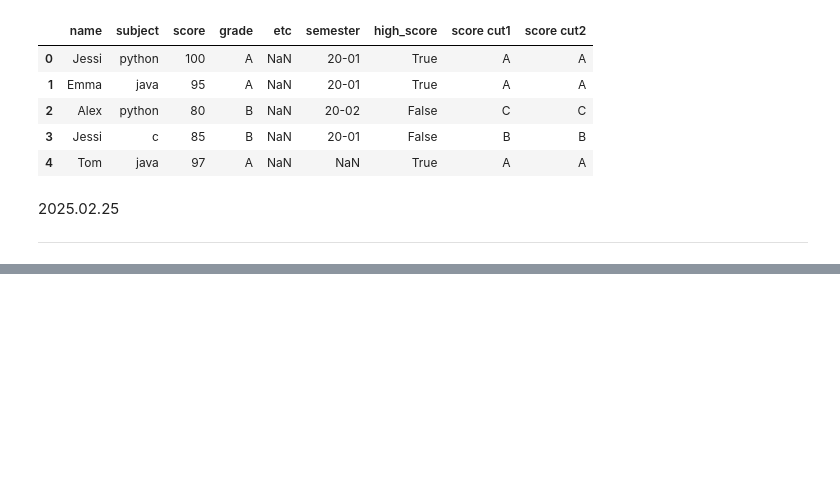
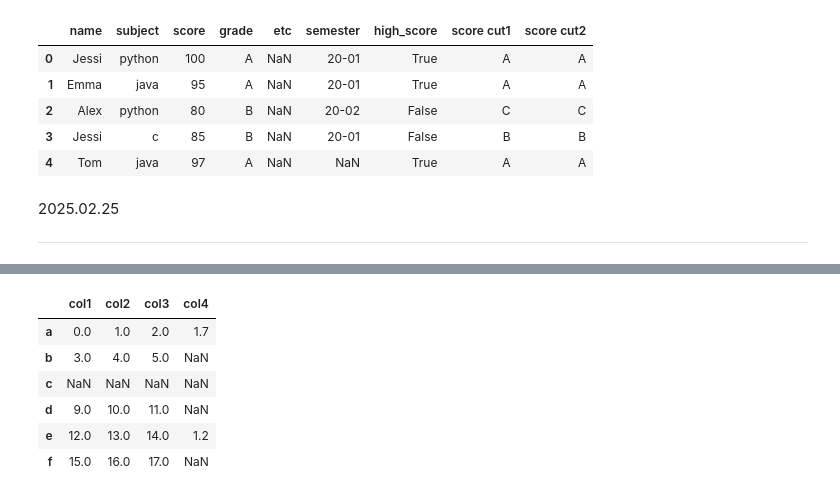
Before and after one commit to dongdaran/learnerton, a Jupyter notebook: week1/1주차 복습.ipynb, the cells around one changed output, grey strips where cells are left out. Saved outputs shown, nothing was run; the diff lists cells and outputs as text; code cells hidden in the pictures; blank space fills up the shorter version.

```diff
--- a/week1/1주차 복습.ipynb
+++ b/week1/1주차 복습.ipynb
@@ -656,0 +693,18 @@ df
+# %%
+df = pd.DataFrame(data = np.arange(18).reshape(6,3),
+                  index = ['a','b','c','d','e','f'],
+                  columns = ['col1','col2','col3'])
+
+df['col4'] = pd.Series(data = [1.7, 1.2, 2.4],
+                       index = ['a','e','c'])
+df.loc['c']=None
+# %%
+df
+# %% [output]
+|  | col1 | col2 | col3 | col4 |
+| a | 0.0 | 1.0 | 2.0 | 1.7 |
+| b | 3.0 | 4.0 | 5.0 | NaN |
+| c | NaN | NaN | NaN | NaN |
+| d | 9.0 | 10.0 | 11.0 | NaN |
+| e | 12.0 | 13.0 | 14.0 | 1.2 |
+| f | 15.0 | 16.0 | 17.0 | NaN |
```
Also changed, not shown: parts of 21 cells of this notebook, 2 other files.
